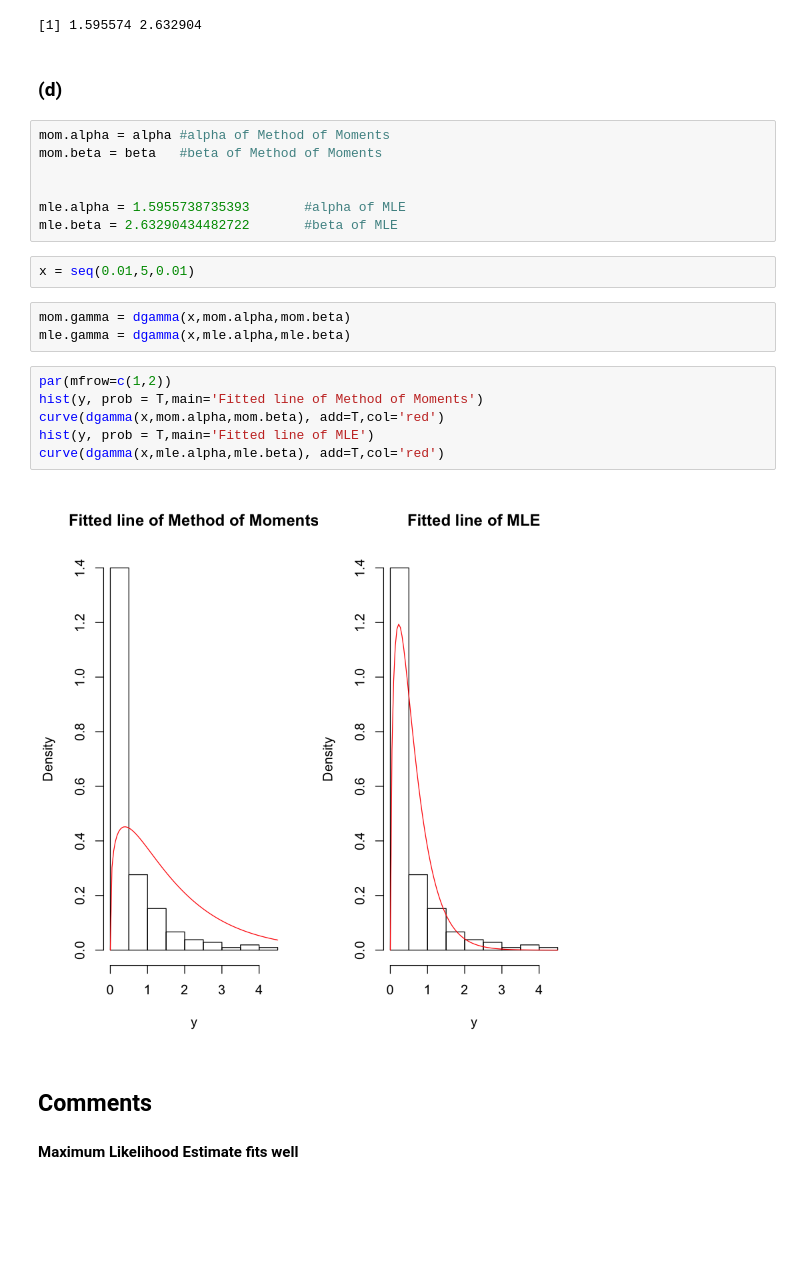
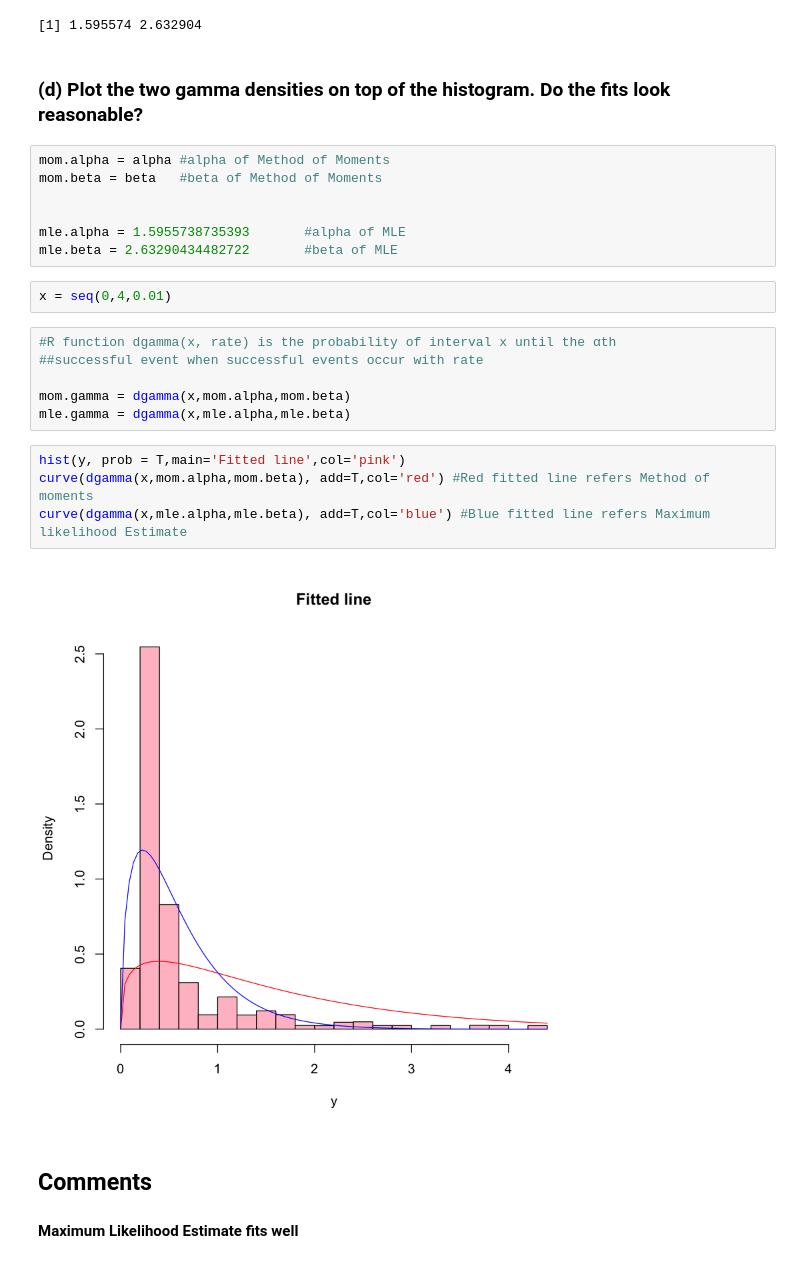
Before and after one commit to Outliers001/Binar-Data-Lab, a Jupyter notebook: Day1problem.ipynb, the cells around one changed output. Drawn from its saved outputs; the diff is of its cells as text; blank space fills up the shorter version.

```diff
--- a/Day1problem.ipynb
+++ b/Day1problem.ipynb
@@ -127,8 +126,8 @@ gammasearch = optim(fn=negative_loglikelihood,par=c(1.13,0.79),data=y)
 gammasearch$par
 # %% [output]
 [1] 1.595574 2.632904
-# %% [markdown]
-### (d)
+# %% [markdown]
+### (d) Plot the two gamma densities on top of the histogram. Do the fits look reasonable?
 # %%
 mom.alpha = alpha #alpha of Method of Moments
 mom.beta = beta   #beta of Method of Moments
@@ -137,18 +136,19 @@ mom.beta = beta   #beta of Method of Moments
 mle.alpha = 1.5955738735393       #alpha of MLE
 mle.beta = 2.63290434482722       #beta of MLE
 # %%
-x = seq(0.01,5,0.01)
+x = seq(0,4,0.01)
 # %%
+#R function dgamma(x, rate) is the probability of interval x until the αth
+##successful event when successful events occur with rate
+
 mom.gamma = dgamma(x,mom.alpha,mom.beta)
 mle.gamma = dgamma(x,mle.alpha,mle.beta)
 # %%
-par(mfrow=c(1,2))
-hist(y, prob = T,main='Fitted line of Method of Moments')
-curve(dgamma(x,mom.alpha,mom.beta), add=T,col='red')
-hist(y, prob = T,main='Fitted line of MLE')
-curve(dgamma(x,mle.alpha,mle.beta), add=T,col='red')
+hist(y, prob = T,main='Fitted line',col='pink')
+curve(dgamma(x,mom.alpha,mom.beta), add=T,col='red') #Red fitted line refers Method of moments
+curve(dgamma(x,mle.alpha,mle.beta), add=T,col='blue') #Blue fitted line refers Maximum likelihood Estimate
 # %% [output]
-[figure, old version]
+[figure, new version]
 # %% [markdown]
 ## Comments
 
```
Also changed, not shown: parts of 28 cells of this notebook.
